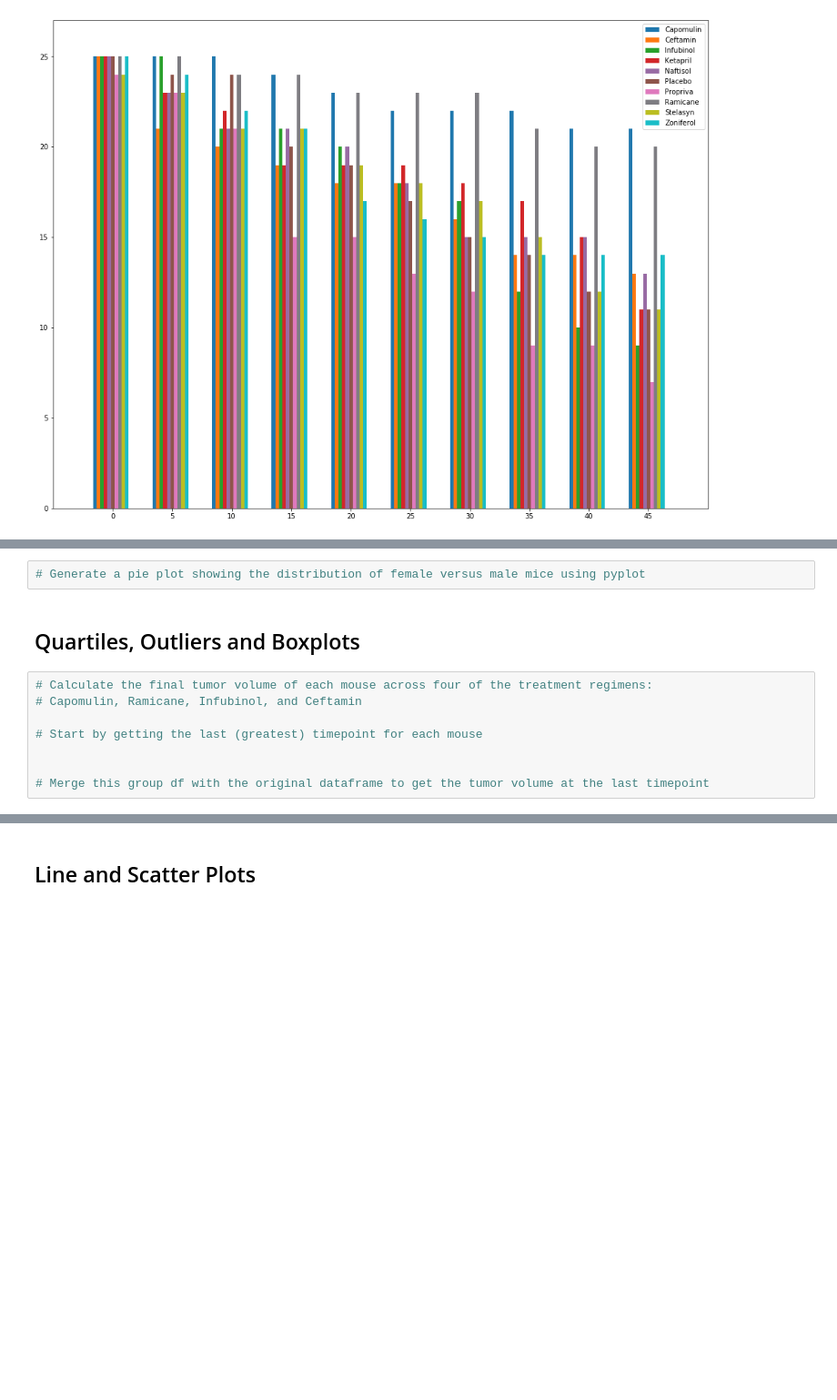
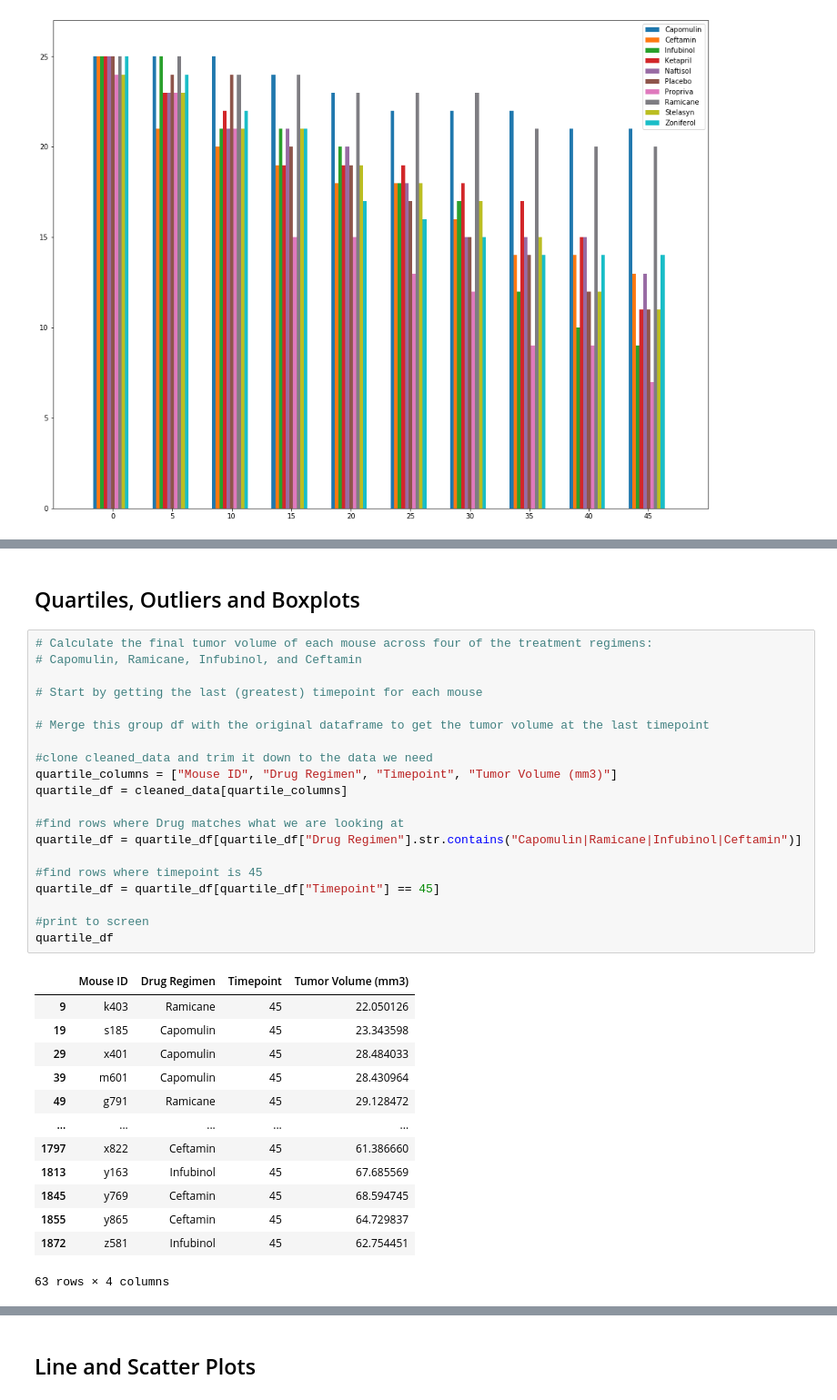
Before and after one commit to KevinNMcpu/matplotlib-challenge, a Jupyter notebook: pymaceuticals.ipynb, the cells around one changed output, grey strips where cells are left out. Shown: that part at 91% size. Cells and saved outputs as stored; diff of their text form; blank space fills up the shorter version.

```diff
--- a/pymaceuticals.ipynb
+++ b/pymaceuticals.ipynb
@@ -284,15 +314,39 @@ int
-# %%
-# Generate a pie plot showing the distribution of female versus male mice using pyplot
 # %% [markdown]
 ## Quartiles, Outliers and Boxplots
 # %%
 # Calculate the final tumor volume of each mouse across four of the treatment regimens:
 # Capomulin, Ramicane, Infubinol, and Ceftamin
 
 # Start by getting the last (greatest) timepoint for each mouse
 
+# Merge this group df with the original dataframe to get the tumor volume at the last timepoint
 
-# Merge this group df with the original dataframe to get the tumor volume at the last timepoint
+#clone cleaned_data and trim it down to the data we need
+quartile_columns = ["Mouse ID", "Drug Regimen", "Timepoint", "Tumor Volume (mm3)"]
+quartile_df = cleaned_data[quartile_columns]
+
+#find rows where Drug matches what we are looking at
+quartile_df = quartile_df[quartile_df["Drug Regimen"].str.contains("Capomulin|Ramicane|Infubinol|Ceftamin")]
+
+#find rows where timepoint is 45
+quartile_df = quartile_df[quartile_df["Timepoint"] == 45]
+
+#print to screen
+quartile_df
+# %% [output]
+|  | Mouse ID | Drug Regimen | Timepoint | Tumor Volume (mm3) |
+| 9 | k403 | Ramicane | 45 | 22.050126 |
+| 19 | s185 | Capomulin | 45 | 23.343598 |
+| 29 | x401 | Capomulin | 45 | 28.484033 |
+| 39 | m601 | Capomulin | 45 | 28.430964 |
+| 49 | g791 | Ramicane | 45 | 29.128472 |
+| ... | ... | ... | ... | ... |
+| 1797 | x822 | Ceftamin | 45 | 61.386660 |
+| 1813 | y163 | Infubinol | 45 | 67.685569 |
+| 1845 | y769 | Ceftamin | 45 | 68.594745 |
+| 1855 | y865 | Ceftamin | 45 | 64.729837 |
+| 1872 | z581 | Infubinol | 45 | 62.754451 |
+63 rows × 4 columns
 # %%
 # Put treatments into a list for for loop (and later for plot labels)
 
```
Also changed, not shown: parts of 5 cells of this notebook.
